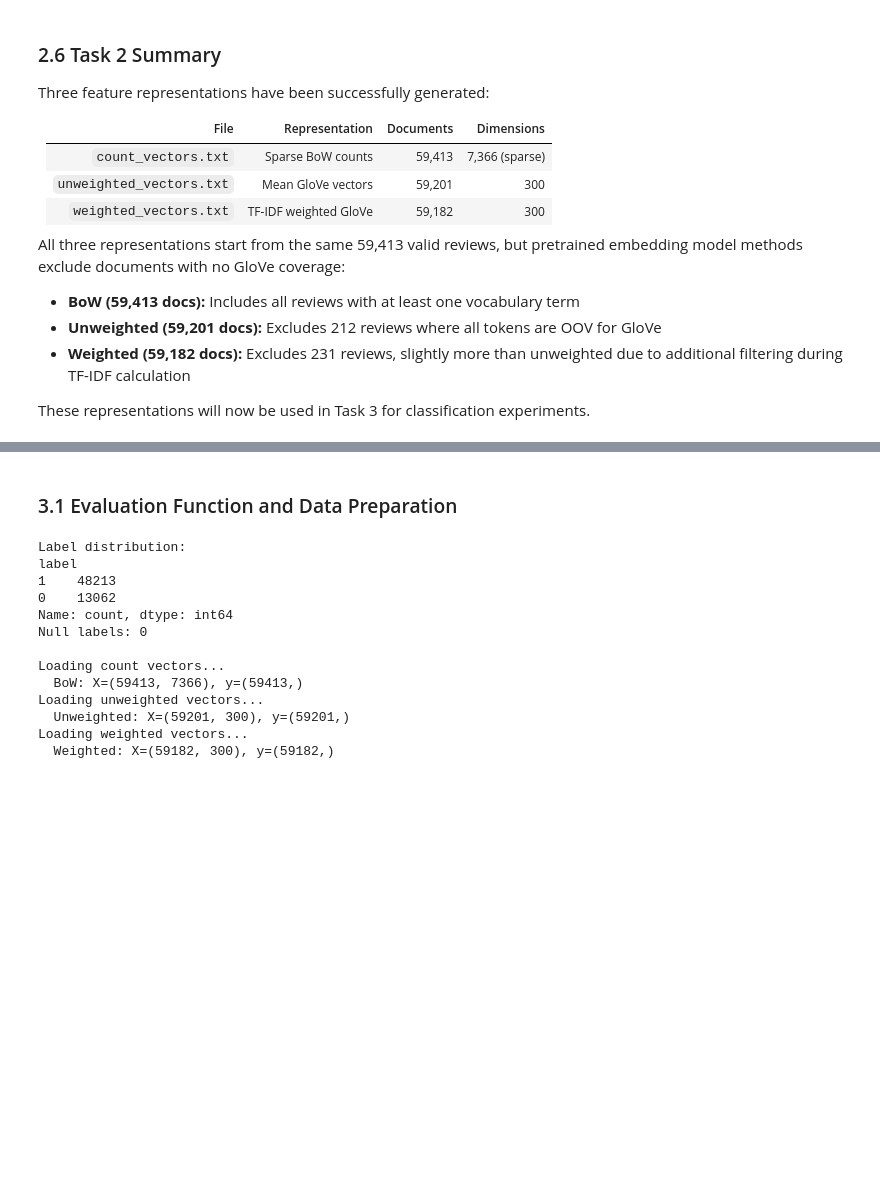
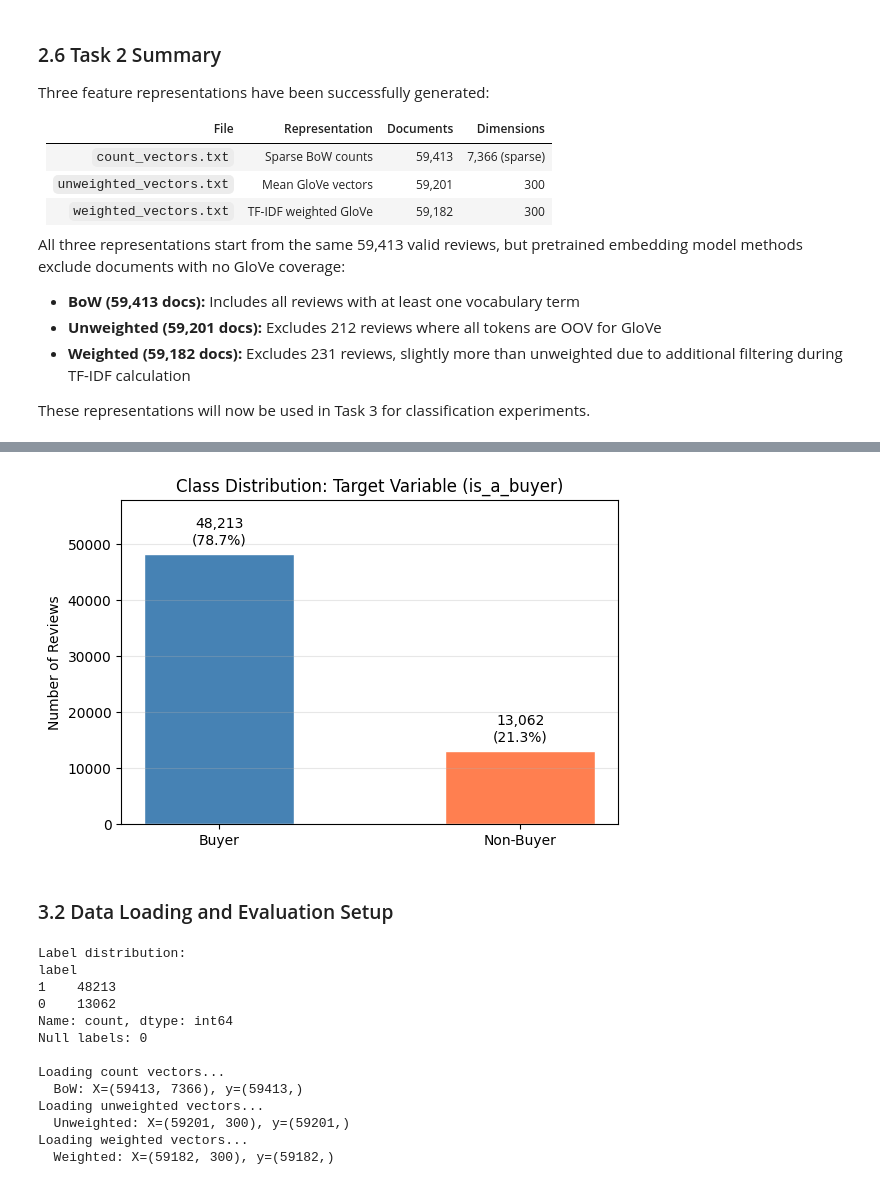
Before and after one commit to TanNguyen17/APDS-A3, a Jupyter notebook: task2_3.ipynb, the cells around one changed output, grey strips where cells are left out. Drawn from its saved outputs; the diff is of its cells as text; code cells hidden in the pictures; blank space fills up the shorter version.

```diff
--- a/task2_3.ipynb
+++ b/task2_3.ipynb
@@ -266,5 +287,24 @@ All evaluations use **stratified 5-fold cross-validation** for robust comparison
+# %%
+import matplotlib.pyplot as plt
+
+label_counts = df['is_a_buyer'].astype(str).map({'True': 'Buyer', 'False': 'Non-Buyer'}).value_counts()
+labels = label_counts.index.tolist()
+counts = label_counts.values.tolist()
+total = sum(counts)
+
+fig, ax = plt.subplots(figsize=(6, 4))
+bars = ax.bar(labels, counts, color=['steelblue', 'coral'], edgecolor='white', width=0.5)
+ax.bar_label(bars, labels=[f'{c:,}\n({c/total*100:.1f}%)' for c in counts], padding=5)
+ax.set_ylabel('Number of Reviews')
+ax.set_title('Class Distribution: Target Variable (is_a_buyer)')
+ax.set_ylim(0, max(counts) * 1.2)
+ax.grid(axis='y', alpha=0.3)
+plt.tight_layout()
+plt.show()
+# %% [output]
+[figure, added]
 # %% [markdown]
-### 3.1 Evaluation Function and Data Preparation
+### 3.2 Data Loading and Evaluation Setup
 # %%
 def evaluate_cv(model, X, y, model_name="Model"):
     """Run stratified 5-fold CV and return a results dictionary."""
```
Also changed, not shown: parts of 35 cells of this notebook, 1 other file.
